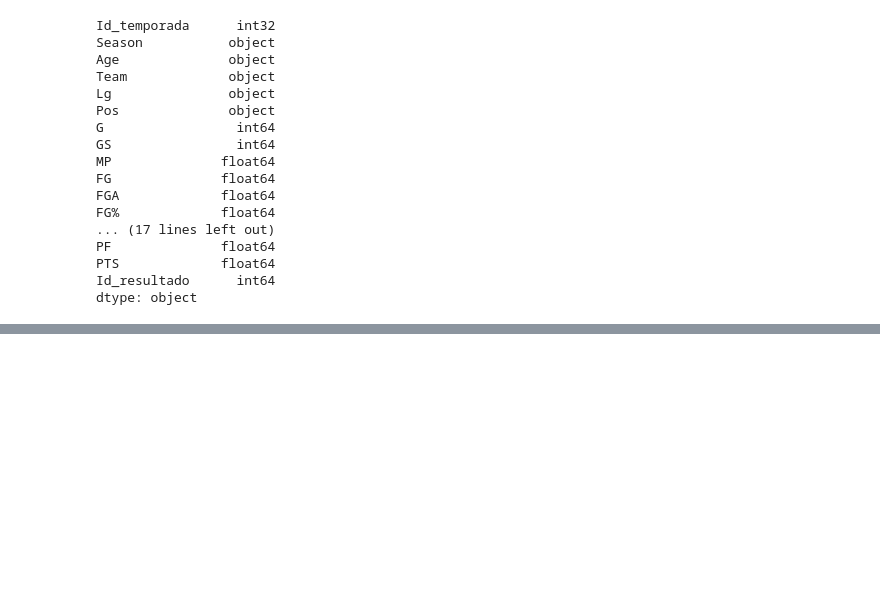
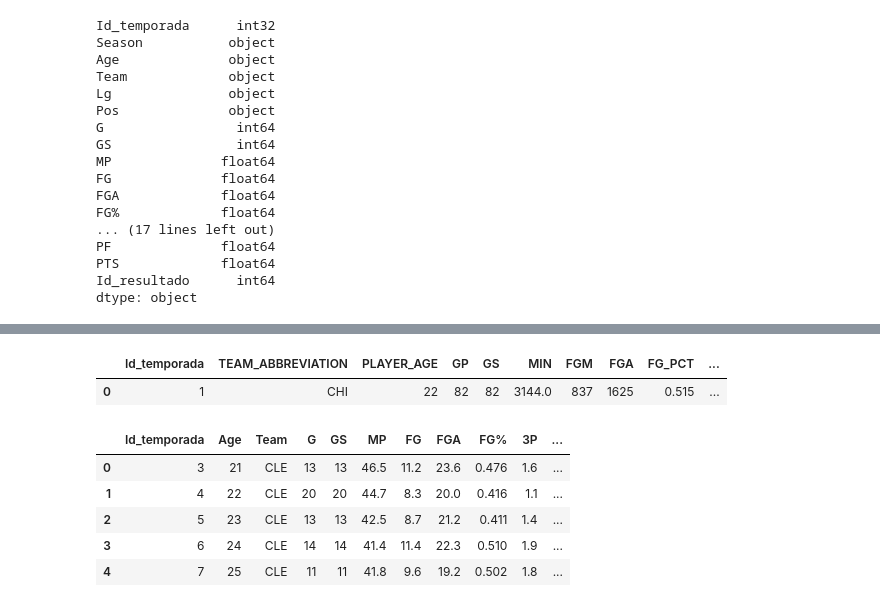
Before and after one commit to ngcarvajall/Proyecto5-GOAT_MJ_LJ, a Jupyter notebook: Notebooks/Transform.ipynb, the cells around one changed output, grey strips where cells are left out. Saved outputs shown, nothing was run; the diff lists cells and outputs as text; code cells hidden in the pictures; blank space fills up the shorter version.

```diff
--- a/Notebooks/Transform.ipynb
+++ b/Notebooks/Transform.ipynb
@@ -566,3 +644,5 @@ dtype: object
+# %%
+df_playoff_lebron = df_playoff_lebron.drop(columns=['Season', 'Lg', 'Pos'])
 # %%
 franquicias_hist.to_csv('../datos_finales/franquicias_historicas.csv', index=False)
 standings_2003.to_csv('../datos_finales/standings_2003.csv', index=False)
@@ -577,3 +657,17 @@ df_regular_season_lebron.to_csv('../datos_finales/regular_season_lebron.csv', in
 df_playoff_lebron.to_csv('../datos_finales/playoffs_lebron.csv', index=False)
 df_temporadas_lebron.to_csv('../datos_finales/temporadas_lebron.csv', index=False)
 df_campeonato_lebron.to_csv('../datos_finales/campeonatos_lebron.csv', index=False)
+# %%
+df_regular_season_jordan.head(1)
+# %% [output]
+|  | Id_temporada | TEAM_ABBREVIATION | PLAYER_AGE | GP | GS | MIN | FGM | FGA | FG_PCT | ... |
+| 0 | 1 | CHI | 22 | 82 | 82 | 3144.0 | 837 | 1625 | 0.515 | ... |
+# %%
+df_playoff_lebron.head()
+# %% [output]
+|  | Id_temporada | Age | Team | G | GS | MP | FG | FGA | FG% | 3P | ... |
+| 0 | 3 | 21 | CLE | 13 | 13 | 46.5 | 11.2 | 23.6 | 0.476 | 1.6 | ... |
+| 1 | 4 | 22 | CLE | 20 | 20 | 44.7 | 8.3 | 20.0 | 0.416 | 1.1 | ... |
+| 2 | 5 | 23 | CLE | 13 | 13 | 42.5 | 8.7 | 21.2 | 0.411 | 1.4 | ... |
+| 3 | 6 | 24 | CLE | 14 | 14 | 41.4 | 11.4 | 22.3 | 0.510 | 1.9 | ... |
+| 4 | 7 | 25 | CLE | 11 | 11 | 41.8 | 9.6 | 19.2 | 0.502 | 1.8 | ... |
```
Also changed, not shown: parts of 22 cells of this notebook, 10 other files.
